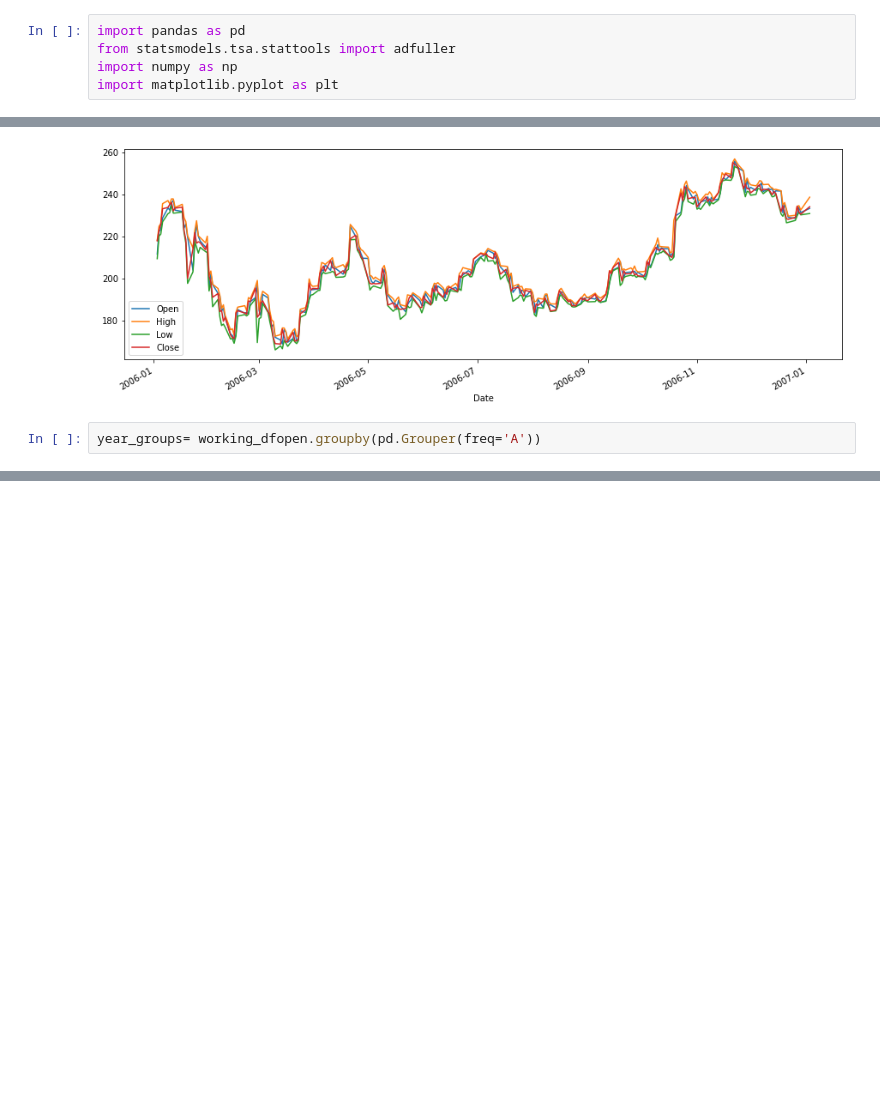
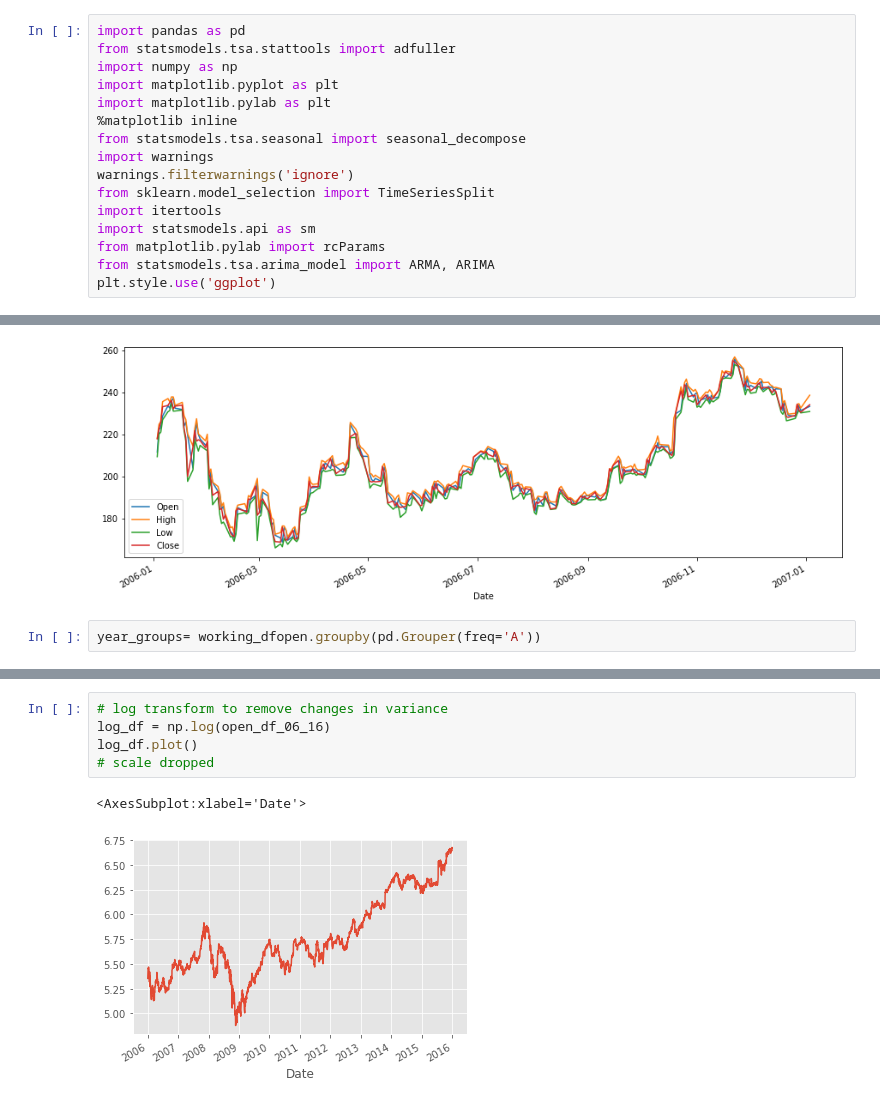
Before and after one commit to RogerPineda13/TimeSeriesP4, a Jupyter notebook: RogerWorkingNotebook.ipynb, the cells around one changed output, grey strips where cells are left out. Drawn from its saved outputs; the diff is of its cells as text; blank space fills up the shorter version.

```diff
--- a/RogerWorkingNotebook.ipynb
+++ b/RogerWorkingNotebook.ipynb
@@ -3,6 +3,17 @@ import pandas as pd
 from statsmodels.tsa.stattools import adfuller
 import numpy as np
 import matplotlib.pyplot as plt
+import matplotlib.pylab as plt
+%matplotlib inline
+from statsmodels.tsa.seasonal import seasonal_decompose
+import warnings
+warnings.filterwarnings('ignore')
+from sklearn.model_selection import TimeSeriesSplit
+import itertools
+import statsmodels.api as sm
+from matplotlib.pylab import rcParams
+from statsmodels.tsa.arima_model import ARMA, ARIMA
+plt.style.use('ggplot')
 # %%
 # working_df = pd.read_csv('DJIA_equities/GOOGL_2006-01-01_to_2018-01-01.csv', index_col = 'Date', parse_dates=True)
 working_df = pd.read_csv('DJIA_equities/GOOGL_2006-01-01_to_2018-01-01.csv')
@@ -82,0 +111,8 @@ len(year_groups)
+# %%
+# log transform to remove changes in variance
+log_df = np.log(open_df_06_16)
+log_df.plot()
+# scale dropped
+# %% [output]
+<AxesSubplot:xlabel='Date'>
+[figure, added]
```
Also changed, not shown: parts of 33 cells of this notebook.
